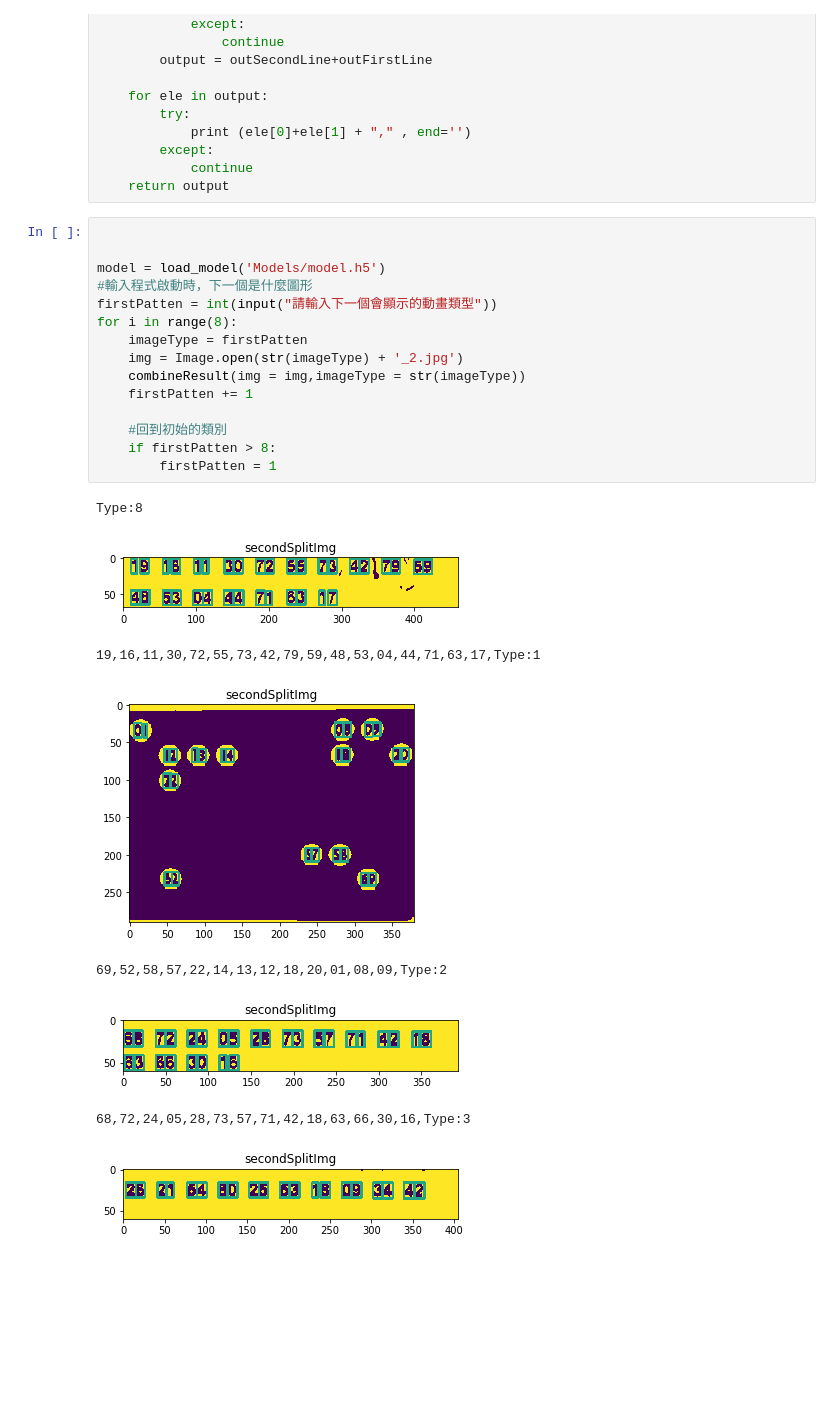
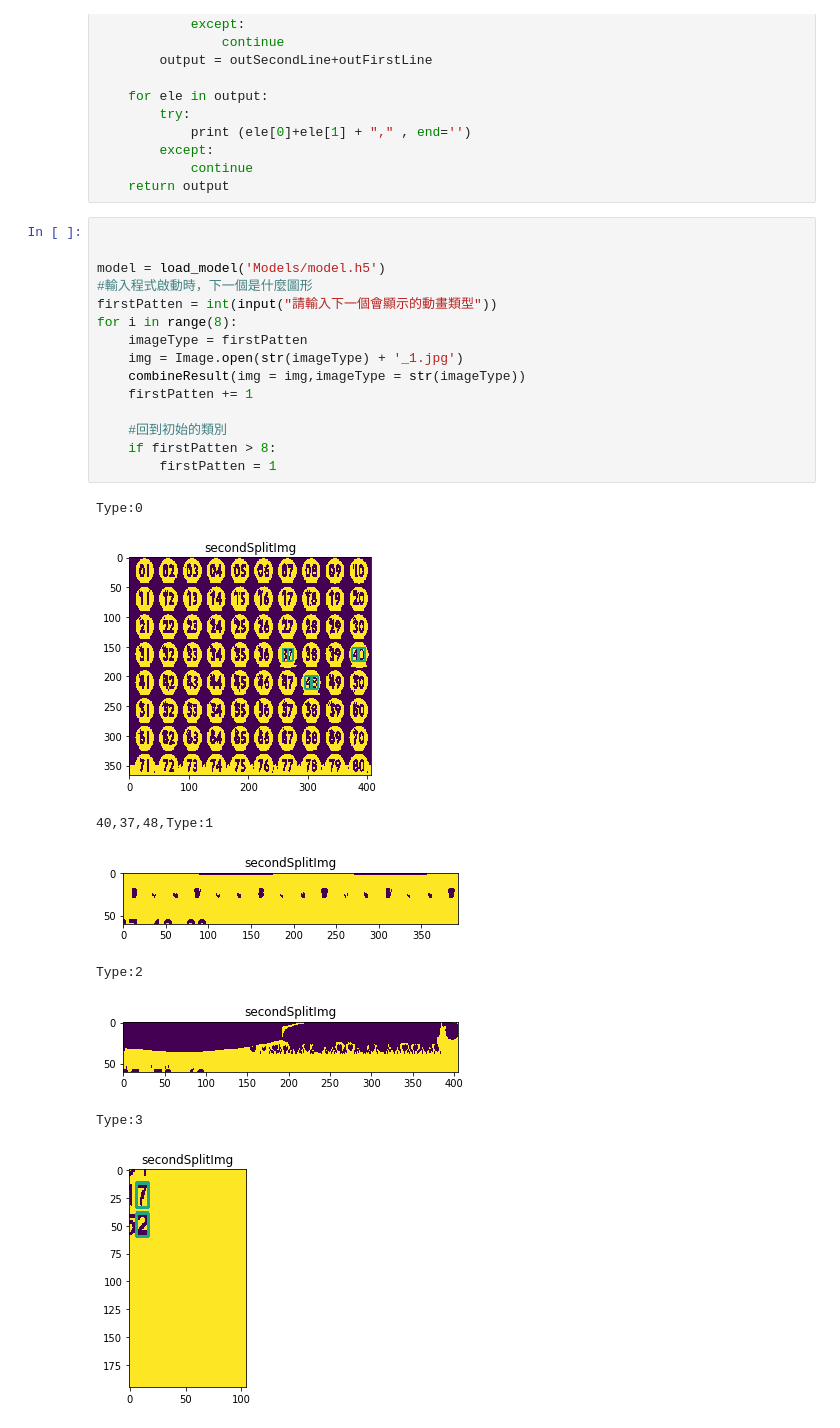
Before and after one commit to Hung-Jia-Jun/RecognizeBingoNumberFromTV, a Jupyter notebook: RecognizeBingoNumberFromTV.ipynb, the cells around one changed output. Drawn from its saved outputs; the diff is of its cells as text; blank space fills up the shorter version.

```diff
--- a/RecognizeBingoNumberFromTV.ipynb
+++ b/RecognizeBingoNumberFromTV.ipynb
@@ -245,24 +245,24 @@ def combineResult(img,imageType):
 # %%
 
 
 model = load_model('Models/model.h5')
 #輸入程式啟動時，下一個是什麼圖形
 firstPatten = int(input("請輸入下一個會顯示的動畫類型"))
 for i in range(8):
     imageType = firstPatten
-    img = Image.open(str(imageType) + '_2.jpg')
+    img = Image.open(str(imageType) + '_1.jpg')
     combineResult(img = img,imageType = str(imageType))
     firstPatten += 1
 
     #回到初始的類別
     if firstPatten > 8:
         firstPatten = 1
 # %% [output]
-Type:8
+Type:0
-[figure, old version]
+[figure, new version]
-19,16,11,30,72,55,73,42,79,59,48,53,04,44,71,63,17,Type:1
+40,37,48,Type:1
-[figure, old version]
+[figure, new version]
-69,52,58,57,22,14,13,12,18,20,01,08,09,Type:2
+Type:2
-[figure, old version]
+[figure, new version]
-68,72,24,05,28,73,57,71,42,18,63,66,30,16,Type:3
+Type:3
-[figure, old version]
+[figure, new version]
```
Also changed, not shown: parts of 2 cells of this notebook, 52 other files.
